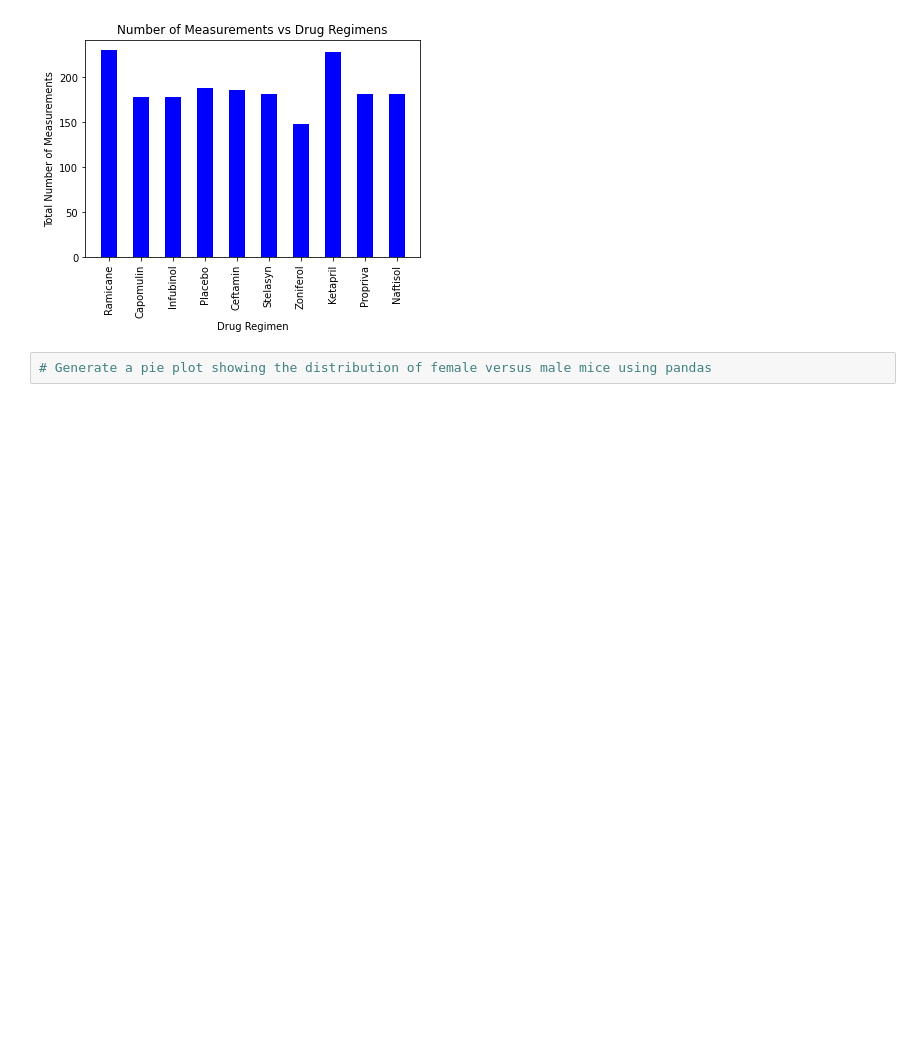
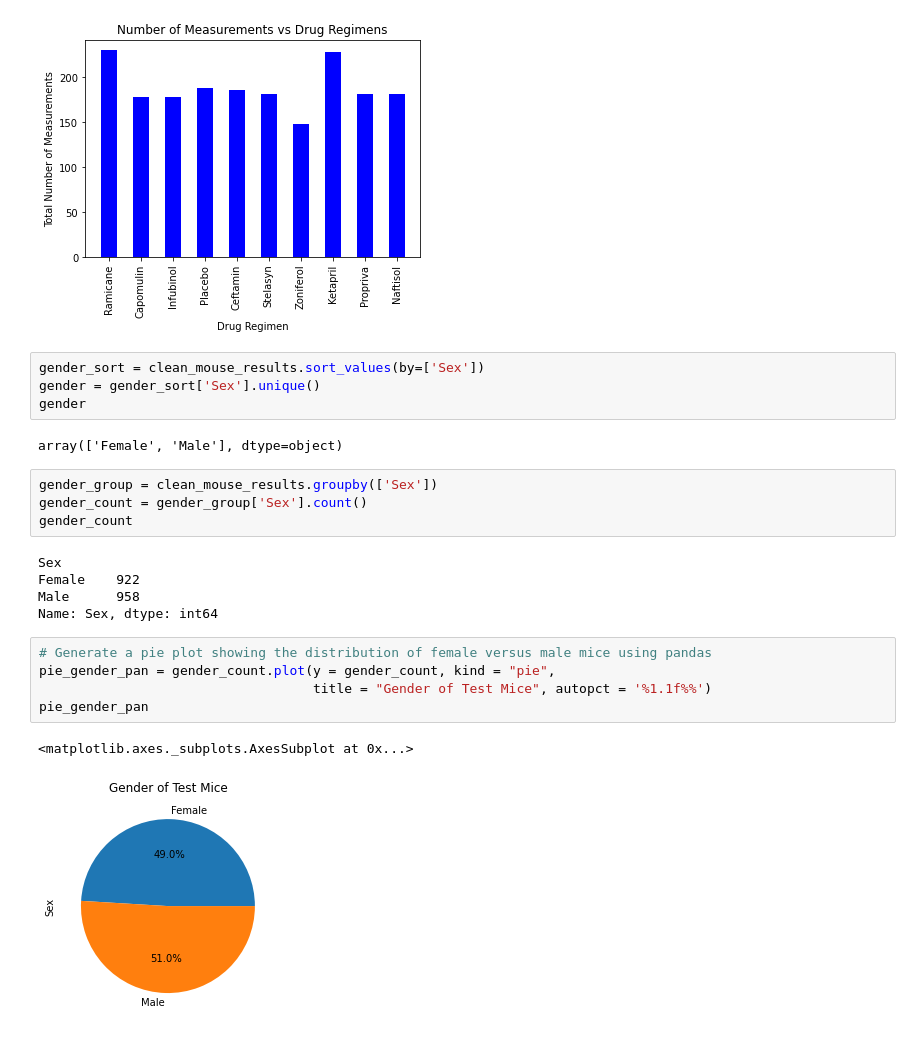
Before and after one commit to jroy22/matplotlib-challenge, a Jupyter notebook: Pymaceutical/PymaceuticalsAnalysis.ipynb, the cells around one changed output. Cells and saved outputs as stored; diff of their text form; blank space fills up the shorter version.

Commit message:
Added code for Gender pie charts

```diff
--- a/Pymaceutical/PymaceuticalsAnalysis.ipynb
+++ b/Pymaceutical/PymaceuticalsAnalysis.ipynb
@@ -170,7 +171,28 @@ plt.ylabel("Total Number of Measurements")
 plt.show()
 # %% [output]
 [figure]
+# %%
+gender_sort = clean_mouse_results.sort_values(by=['Sex'])
+gender = gender_sort['Sex'].unique()
+gender
+# %% [output]
+array(['Female', 'Male'], dtype=object)
+# %%
+gender_group = clean_mouse_results.groupby(['Sex'])
+gender_count = gender_group['Sex'].count()
+gender_count
+# %% [output]
+Sex
+Female    922
+Male      958
+Name: Sex, dtype: int64
 # %%
 # Generate a pie plot showing the distribution of female versus male mice using pandas
+pie_gender_pan = gender_count.plot(y = gender_count, kind = "pie",
+                                   title = "Gender of Test Mice", autopct = '%1.1f%%')
+pie_gender_pan
+# %% [output]
+<matplotlib.axes._subplots.AxesSubplot at 0x...>
+[figure, added]
 # %%
 # Generate a pie plot showing the distribution of female versus male mice using pyplot
```
Also changed, not shown: parts of 2 cells of this notebook.
